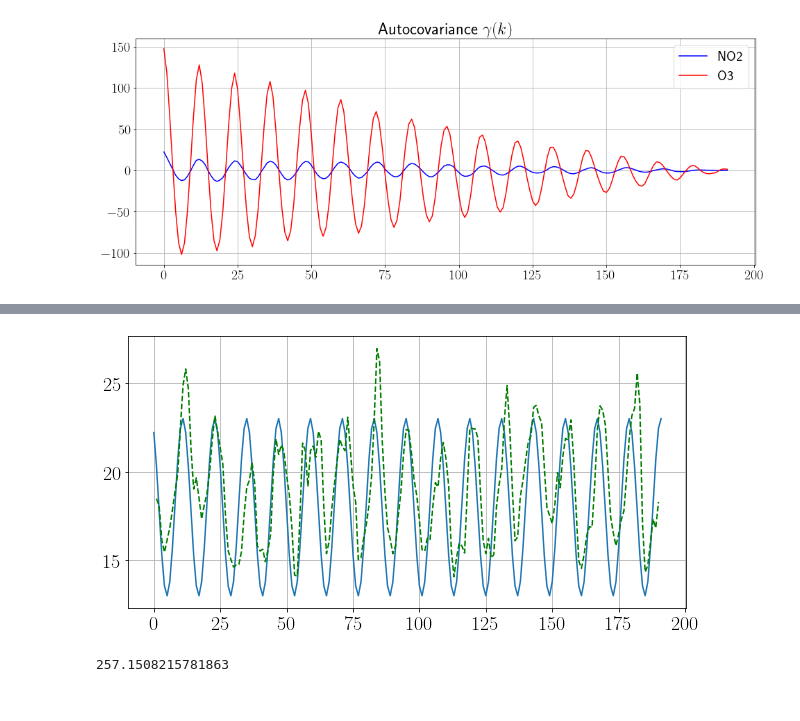
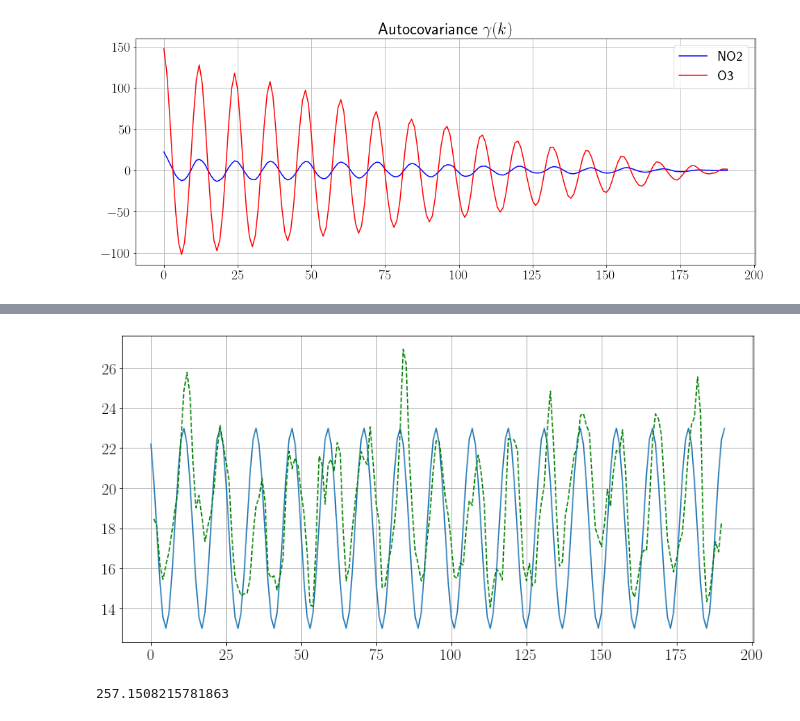
Before and after one commit to ndoyle815/MA930, a Jupyter notebook: Assignments/MA930 Assignment 2.ipynb, the cells around one changed output, grey strips where cells are left out. Drawn from its saved outputs; the diff is of its cells as text; code cells hidden in the pictures.

```diff
--- a/Assignments/MA930 Assignment 2.ipynb
+++ b/Assignments/MA930 Assignment 2.ipynb
@@ -181,17 +196,17 @@ NO2means_smooth = boxcar_smooth(NO2means, n)
 # %%
 ts = np.arange(0, nmonths)
 
+# signal function
 def signal(a, A, w, e, ts):
     return a - A*np.sin(w*ts + e)
 
-# assume w = 2pi/12 (seasonality) and e = 0 (start at trough)
+# comparison with sample signal with a = 18, A = 5, w = 2pi/12, e = -1
+fig = plt.figure(figsize=(14,7))
 
-fig = plt.figure(figsize=(10,5))
 plt.plot(ts, signal(18, 5, 2*np.pi/12, -1, ts))
-#plt.plot(range(nmonths), O3means, 'r', label='O3')
-#plt.plot(range(n,nmonths-n), O3means_smooth, '--g', label='O3')
+#plt.plot(range(n,nmonths-n), O3means_smooth, '--r', label='O3')
 plt.plot(range(n,nmonths-n), NO2means_smooth, '--g', label='NO2')
 plt.grid()
 # %% [output]
-[figure, old version]
+[figure, new version]
 # %%
```
Also changed, not shown: parts of 26 cells of this notebook.
